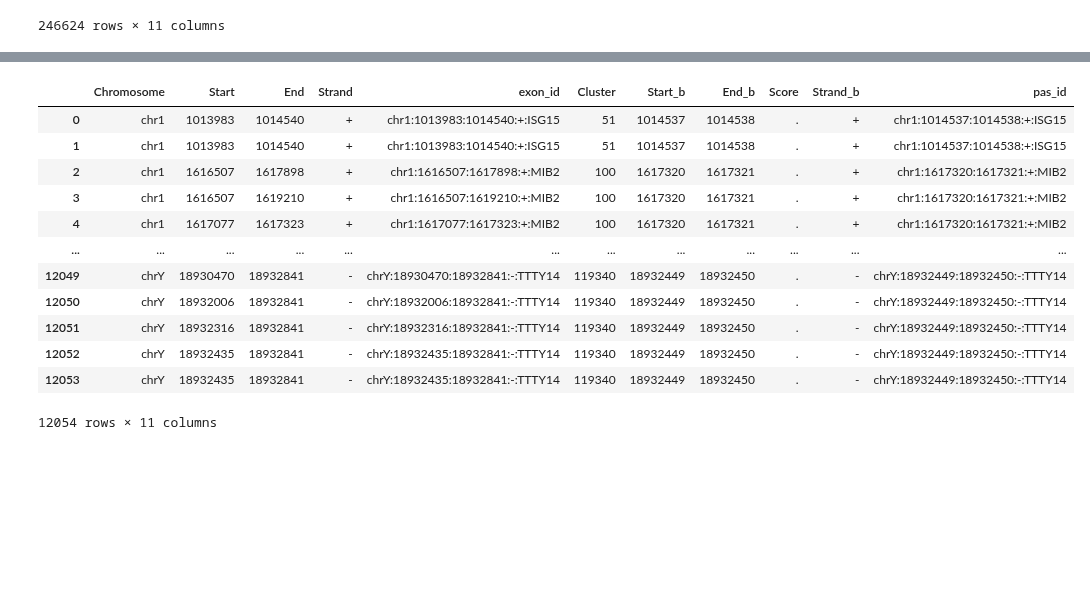
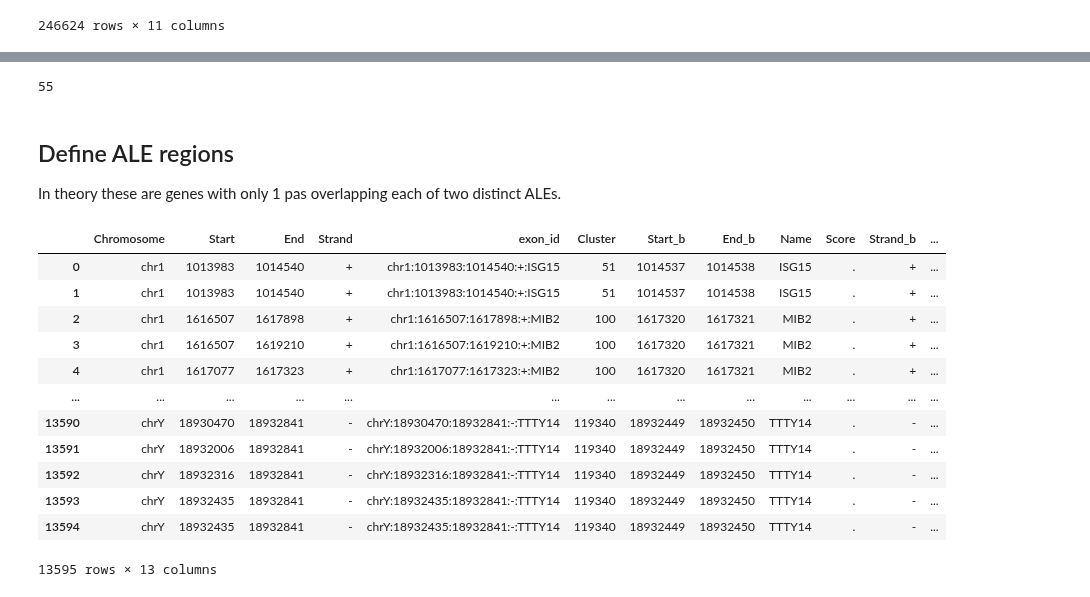
Before and after one commit to frattalab/tdp43-apa, a Jupyter notebook: slamseq/zeng_to_regions.ipynb, the cells around one changed output, grey strips where cells are left out. Saved outputs shown, nothing was run; the diff lists cells and outputs as text; code cells hidden in the pictures; blank space fills up the shorter version.

```diff
--- a/slamseq/zeng_to_regions.ipynb
+++ b/slamseq/zeng_to_regions.ipynb
@@ -111,0 +331,12 @@ last_exons
+# %%
+# isolate exon-overlapping, track gene names to remvoe their counterpart PAS
+nonlast_olap_bed = (pas_nonlast_olap.subset(lambda df: df.Start_b.ne(-1))
+ .drop_duplicate_positions()
+ .drop(like="_b$")
+ .drop(["Feature", "gene_id", "gene_name", "transcript_id", "exon_number", "transcript_type"])
+ )
+
+# gene names
+nonlast_olap_names = set(nonlast_olap_bed.gene_name_common)
+
+nonlast_olap_bed
@@ -111,0 +357,9 @@ last_exons
+# %%
+# remove the exon overlapping PAS (+ their counterparts)
+zeng_bed_upd = (pas_nonlast_olap.subset(lambda df: df.Start_b.eq(-1))
+                .subset(lambda df: ~df.gene_name_common.isin(nonlast_olap_names))
+                .drop(like="_b$")
+                .drop(["Feature", "gene_id", "gene_name", "transcript_id", "exon_number", "transcript_type"])
+                )
+
+zeng_bed_upd
@@ -112,5 +388,6 @@ last_exons
 # %%
 # Assign PAS to last exons based on overlap
-pas_le = last_exons[["exon_id", "Cluster"]].join(zeng_bed[["Score", "pas_id"]], strandedness="same")
+# allow small slack of 100nt, so PAS close to annotated bou3'ends are considered overlapping
+pas_le = last_exons[["exon_id", "Cluster"]].join(zeng_bed_upd, strandedness="same", slack=100)
 pas_le
 # %% [output]
@@ -130,9 +407,13 @@ pas_le
 # %%
-# Count the number of unique PAS overlapping last exons
+# Count the number of unique PAS overlapping last exons.
+# do this at gene level, so interpretation = at least one annot last exon has x overlapping PAS
+# (could have problems with shorter annotated last exons of same gene only overlapping with proximal PAS)
 # (2 = 3'UTR PAS, 1 = ALEs)
 num_olap_pas = pas_le.as_df().groupby("exon_id")["pas_id"].nunique().reset_index()
+num_olap_pas.loc[:, "gene_name"] = num_olap_pas.exon_id.str.split(":", expand=True, regex=False)[4]
 
 # number of putative 3'UTR APA / ALE PAS
-num_olap_pas.pas_id.value_counts()
+num_olap_pas_genemax = num_olap_pas.groupby("gene_name")["pas_id"].max()
+num_olap_pas_genemax.value_counts()
 # %% [output]
 pas_id
@@ -263,26 +480,34 @@ Then using those genes, check that the last exons themselves are not overlapping
+# %%
+# target genes fitting tandem criteria
+tandem_genes = set(pas_le_3utr_upd.gene_name_common)
+zeng_targets_tandem = zeng_target_genes.intersection(tandem_genes)
+len(zeng_targets_tandem)
+# %% [output]
+55
+# %% [markdown]
+## Define ALE regions
+
+In theory these are genes with only 1 pas overlapping each of two distinct ALEs.
 # %%
-# for each gene, get max overlapping PAS count of any of its last exons
-max_gene_olap_pas =  num_olap_pas.groupby("gene_name")["pas_id"].max()
-
-# subset to genes with overlap PAS count of 1, becasue these do not have any tandem APA
-put_ale_genes = set(max_gene_olap_pas[max_gene_olap_pas.eq(1)].index)
-# get exon ids
+# get putative ALEs/ALE-overlapping IDs
+# i.e. genes with max exon-PAS overlap count of 1, becasue these do not have any tandem APA
+put_ale_genes = set(num_olap_pas_genemax[num_olap_pas_genemax.eq(1)].index)
 put_ale_ids = set(num_olap_pas.loc[num_olap_pas.gene_name.isin(put_ale_genes), "exon_id"])
 
 pas_le_ale = pas_le.subset(lambda df: df.exon_id.isin(put_ale_ids))
 pas_le_ale
 # %% [output]
-|  | Chromosome | Start | End | Strand | exon_id | Cluster | Start_b | End_b | Score | Strand_b | pas_id |
-| 0 | chr1 | 1013983 | 1014540 | + | chr1:1013983:1014540:+:ISG15 | 51 | 1014537 | 1014538 | . | + | chr1:1014537:1014538:+:ISG15 |
-| 1 | chr1 | 1013983 | 1014540 | + | chr1:1013983:1014540:+:ISG15 | 51 | 1014537 | 1014538 | . | + | chr1:1014537:1014538:+:ISG15 |
-| 2 | chr1 | 1616507 | 1617898 | + | chr1:1616507:1617898:+:MIB2 | 100 | 1617320 | 1617321 | . | + | chr1:1617320:1617321:+:MIB2 |
-| 3 | chr1 | 1616507 | 1619210 | + | chr1:1616507:1619210:+:MIB2 | 100 | 1617320 | 1617321 | . | + | chr1:1617320:1617321:+:MIB2 |
-| 4 | chr1 | 1617077 | 1617323 | + | chr1:1617077:1617323:+:MIB2 | 100 | 1617320 | 1617321 | . | + | chr1:1617320:1617321:+:MIB2 |
-| ... | ... | ... | ... | ... | ... | ... | ... | ... | ... | ... | ... |
-| 12049 | chrY | 18930470 | 18932841 | - | chrY:18930470:18932841:-:TTTY14 | 119340 | 18932449 | 18932450 | . | - | chrY:18932449:18932450:-:TTTY14 |
-| 12050 | chrY | 18932006 | 18932841 | - | chrY:18932006:18932841:-:TTTY14 | 119340 | 18932449 | 18932450 | . | - | chrY:18932449:18932450:-:TTTY14 |
-| 12051 | chrY | 18932316 | 18932841 | - | chrY:18932316:18932841:-:TTTY14 | 119340 | 18932449 | 18932450 | . | - | chrY:18932449:18932450:-:TTTY14 |
-| 12052 | chrY | 18932435 | 18932841 | - | chrY:18932435:18932841:-:TTTY14 | 119340 | 18932449 | 18932450 | . | - | chrY:18932449:18932450:-:TTTY14 |
-| 12053 | chrY | 18932435 | 18932841 | - | chrY:18932435:18932841:-:TTTY14 | 119340 | 18932449 | 18932450 | . | - | chrY:18932449:18932450:-:TTTY14 |
+|  | Chromosome | Start | End | Strand | exon_id | Cluster | Start_b | End_b | Name | Score | Strand_b | ... |
+| 0 | chr1 | 1013983 | 1014540 | + | chr1:1013983:1014540:+:ISG15 | 51 | 1014537 | 1014538 | ISG15 | . | + | ... |
+| 1 | chr1 | 1013983 | 1014540 | + | chr1:1013983:1014540:+:ISG15 | 51 | 1014537 | 1014538 | ISG15 | . | + | ... |
+| 2 | chr1 | 1616507 | 1617898 | + | chr1:1616507:1617898:+:MIB2 | 100 | 1617320 | 1617321 | MIB2 | . | + | ... |
+| 3 | chr1 | 1616507 | 1619210 | + | chr1:1616507:1619210:+:MIB2 | 100 | 1617320 | 1617321 | MIB2 | . | + | ... |
+| 4 | chr1 | 1617077 | 1617323 | + | chr1:1617077:1617323:+:MIB2 | 100 | 1617320 | 1617321 | MIB2 | . | + | ... |
+| ... | ... | ... | ... | ... | ... | ... | ... | ... | ... | ... | ... | ... |
+| 13590 | chrY | 18930470 | 18932841 | - | chrY:18930470:18932841:-:TTTY14 | 119340 | 18932449 | 18932450 | TTTY14 | . | - | ... |
+| 13591 | chrY | 18932006 | 18932841 | - | chrY:18932006:18932841:-:TTTY14 | 119340 | 18932449 | 18932450 | TTTY14 | . | - | ... |
+| 13592 | chrY | 18932316 | 18932841 | - | chrY:18932316:18932841:-:TTTY14 | 119340 | 18932449 | 18932450 | TTTY14 | . | - | ... |
+| 13593 | chrY | 18932435 | 18932841 | - | chrY:18932435:18932841:-:TTTY14 | 119340 | 18932449 | 18932450 | TTTY14 | . | - | ... |
+| 13594 | chrY | 18932435 | 18932841 | - | chrY:18932435:18932841:-:TTTY14 | 119340 | 18932449 | 18932450 | TTTY14 | . | - | ... |
-12054 rows × 11 columns
+13595 rows × 13 columns
 # %%
```
Also changed, not shown: parts of 59 cells of this notebook, 1 other file.
